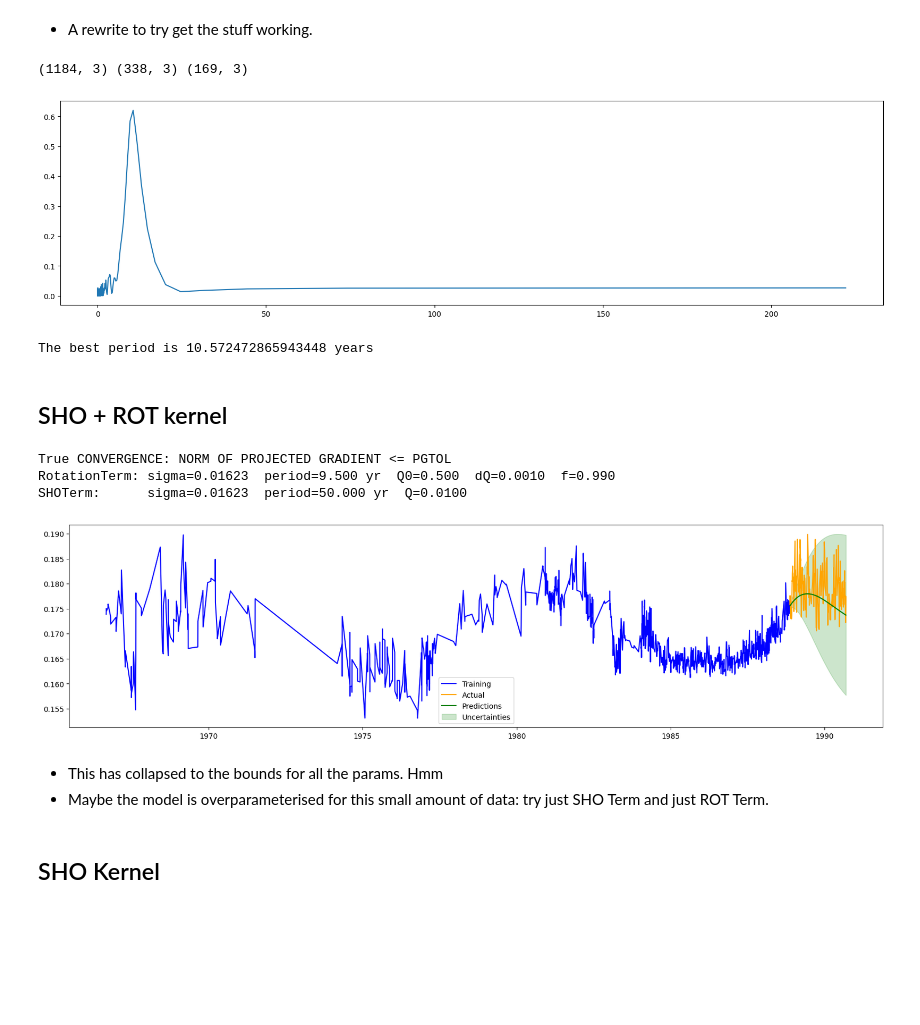
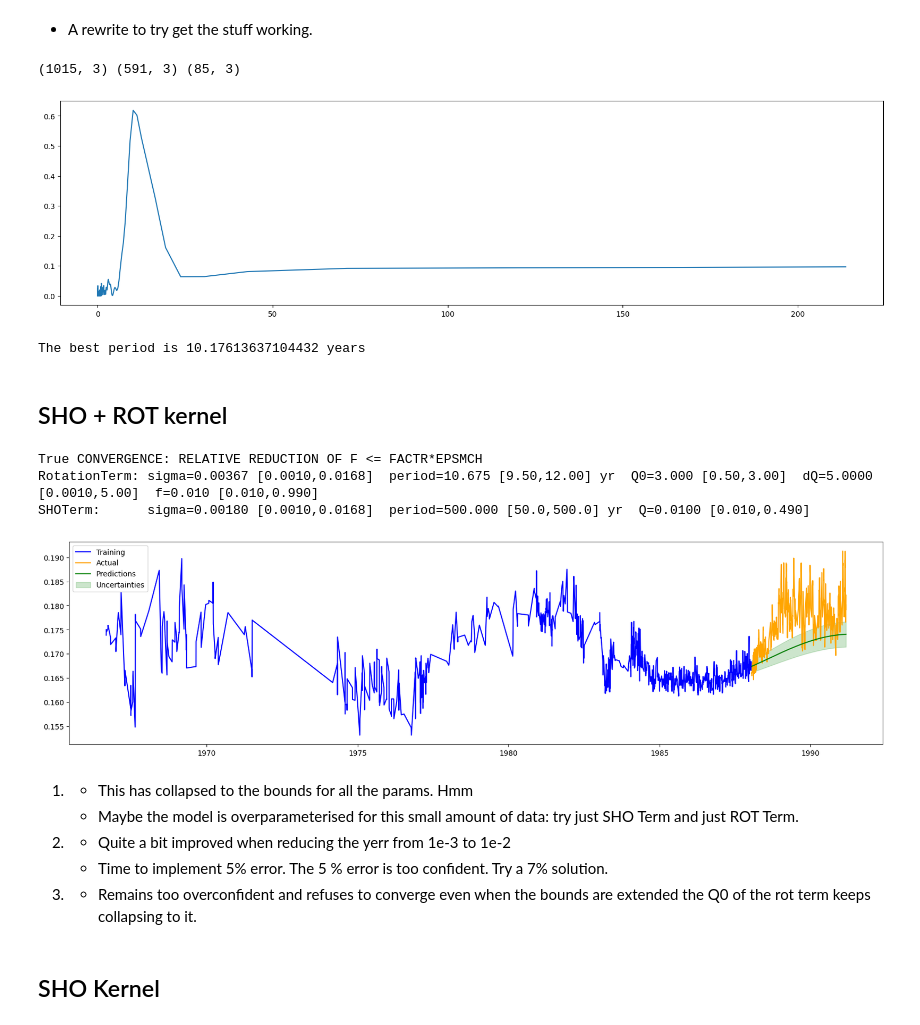
Before and after one commit to JoeyWee1/SolarCycleForecasting, a Jupyter notebook: WGPR2.ipynb, the cells around one changed output. Saved outputs shown, nothing was run; the diff lists cells and outputs as text; code cells hidden in the pictures; blank space fills up the shorter version.

Commit message:
updated printing

```diff
--- a/WGPR2.ipynb
+++ b/WGPR2.ipynb
@@ -18,7 +18,7 @@ data = data.set_index('datetime')
 
 
 # No need to down sample the dataset here. yay!
-def split_df(df, train_split=0.7, valid_split=0.2):
+def split_df(df, train_split=0.6, valid_split=0.35):
     n = len(df)
     train_idx = round(train_split * n)
     valid_idx = round((train_split + valid_split) * n)
@@ -42,8 +42,12 @@ def plot_predictions(trainingset, validset, results):
 
 train_mean = train_df["sind"].mean()
 train_std  = train_df["sind"].std()
+
+
+error_percent =10
+train_yerr = train_df['sind'] * error_percent /100
 # %% [output]
-(1184, 3) (338, 3) (169, 3)
+(1015, 3) (591, 3) (85, 3)
 # %%
 # Lomb scargle
 # Lomb-Scargle finds periodic signals in unevnly sampled time series.
@@ -63,8 +67,8 @@ plt.show()
 best_period = period[np.argmax(power)]
 print(f"The best period is {best_period} years")
 # %% [output]
-[figure, old version]
+[figure, new version]
-The best period is 10.572472865943448 years
+The best period is 10.17613637104432 years
 # %% [markdown]
 ## SHO + ROT kernel
 # %%
@@ -76,6 +80,7 @@ def set_params(log_params, gp):
     vals = np.exp(log_params)
     gp.kernel = terms.RotationTerm(sigma=vals[0], period=vals[1], Q0=vals[2], dQ=vals[3], f=vals[4]) # have to replace the kernel otherwise the values don't change
     gp.kernel += terms.SHOTerm(sigma=vals[5], rho=vals[6], Q=vals[7])
+
     return gp
 
 def NLL(log_params, gp, y):
@@ -116,7 +121,7 @@ sigma_upper = 3 * train_std
 bounds = [
     (np.log(0.001), np.log(sigma_upper)),   # rot_sigma: near data std
     (np.log(9.5),   np.log(12.0)),   # rot_period: solar cycle range
-    (np.log(0.5),   np.log(10.0)),   # rot_Q0: force underdamped (>0.5)
+    (np.log(0.5),   np.log(3)),   # rot_Q0: force underdamped (>0.5)
     (np.log(0.001), np.log(5.0)),    # rot_dQ
     (np.log(0.01),  np.log(0.99)),   # rot_f: fraction in (0,1)
     (np.log(0.001), np.log(sigma_upper)),   # sho_sigma
@@ -137,44 +142,55 @@ kernel += terms.SHOTerm( # This looks like a decaying oscillation
                         Q=initial_params['sho_Q'],
                         rho=initial_params['sho_rho']
 )
+
 gp = celerite2.GaussianProcess(kernel, mean=train_mean)
-gp.compute(train_df['year'], yerr=1e-3)
+gp.compute(train_df['year'], yerr=train_yerr)
 
 gp_res = minimize(NLL, initial_guess, args=(gp, train_df["sind"].to_numpy()), method="L-BFGS-B", bounds=bounds)
 gp = set_params(gp_res.x, gp)
 gp.recompute()
 
 best = np.exp(gp_res.x)
+blo = np.exp([b[0] for b in bounds])
+bhi = np.exp([b[1] for b in bounds])
 print(gp_res.success, gp_res.message)
-print(f"RotationTerm: sigma={best[0]:.5f}  period={best[1]:.3f} yr  Q0={best[2]:.3f}  dQ={best[3]:.4f}  f={best[4]:.3f}")
-print(f"SHOTerm:      sigma={best[5]:.5f}  period={best[6]:.3f} yr  Q={best[7]:.4f}")
+print(f"RotationTerm: sigma={best[0]:.5f} [{blo[0]:.4f},{bhi[0]:.4f}]  period={best[1]:.3f} [{blo[1]:.2f},{bhi[1]:.2f}] yr  Q0={best[2]:.3f} [{blo[2]:.2f},{bhi[2]:.2f}]  dQ={best[3]:.4f} [{blo[3]:.4f},{bhi[3]:.2f}]  f={best[4]:.3f} [{blo[4]:.3f},{bhi[4]:.3f}]")
+print(f"SHOTerm:      sigma={best[5]:.5f} [{blo[5]:.4f},{bhi[5]:.4f}]  period={best[6]:.3f} [{blo[6]:.1f},{bhi[6]:.1f}] yr  Q={best[7]:.4f} [{blo[7]:.3f},{bhi[7]:.3f}]")
 
 # now predict
 t_pred = valid_df['year']
 mu_lt, cov_lt = gp.predict(train_df['sind'], t = t_pred, return_var = True) # lt indicates long term component from SHOTerm
 sigma_lt = np.sqrt(cov_lt)
 
 # plot the lt results
 
 results_lt = pd.DataFrame({
     'forecast' : mu_lt,
     'lower'    : mu_lt - sigma_lt,
     'upper'    : mu_lt + sigma_lt,
 }, index=valid_df.index)
 
 plot_predictions(
     trainingset=train_df,
     validset=valid_df,
     results=results_lt
                  )
 # %% [output]
-True CONVERGENCE: NORM OF PROJECTED GRADIENT <= PGTOL
-RotationTerm: sigma=0.01623  period=9.500 yr  Q0=0.500  dQ=0.0010  f=0.990
-SHOTerm:      sigma=0.01623  period=50.000 yr  Q=0.0100
+True CONVERGENCE: RELATIVE REDUCTION OF F <= FACTR*EPSMCH
+RotationTerm: sigma=0.00367 [0.0010,0.0168]  period=10.675 [9.50,12.00] yr  Q0=3.000 [0.50,3.00]  dQ=5.0000 [0.0010,5.00]  f=0.010 [0.010,0.990]
+SHOTerm:      sigma=0.00180 [0.0010,0.0168]  period=500.000 [50.0,500.0] yr  Q=0.0100 [0.010,0.490]
-[figure, old version]
+[figure, new version]
 # %% [markdown]
-- This has collapsed to the bounds for all the params. Hmm
-- Maybe the model is overparameterised for this small amount of data: try just SHO Term and just ROT Term.
+1)
+    - This has collapsed to the bounds for all the params. Hmm
+    - Maybe the model is overparameterised for this small amount of data: try just SHO Term and just ROT Term.
+
+2)
+    - Quite a bit improved when reducing the yerr from 1e-3 to 1e-2
+    - Time to implement 5% error. The 5 % error is too confident. Try a 7% solution.
+
+3)
+    - Remains too overconfident and refuses to converge even when the bounds are extended the Q0 of the rot term keeps collapsing to it.
 # %% [markdown]
 ## SHO Kernel
 # %%
```
Also changed, not shown: parts of 3 cells of this notebook, 1 other file.
